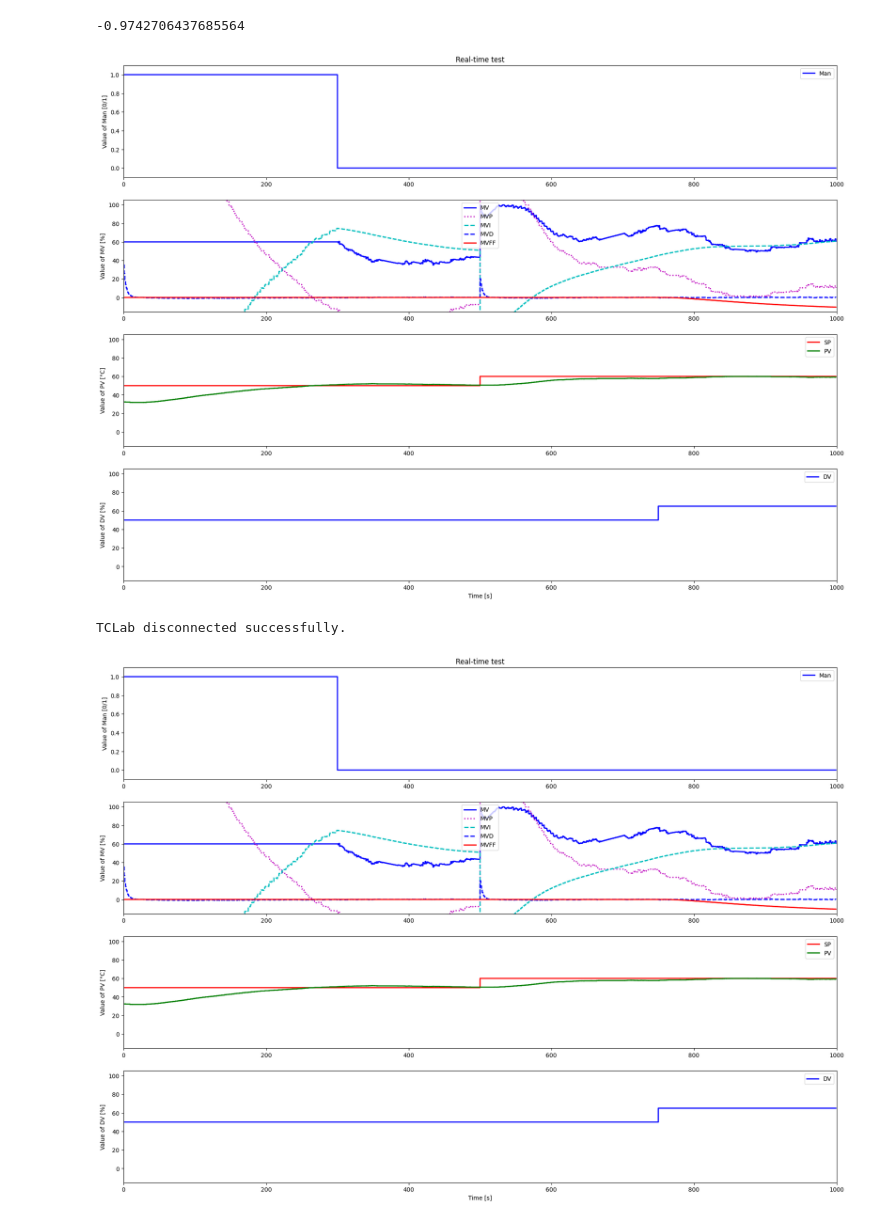
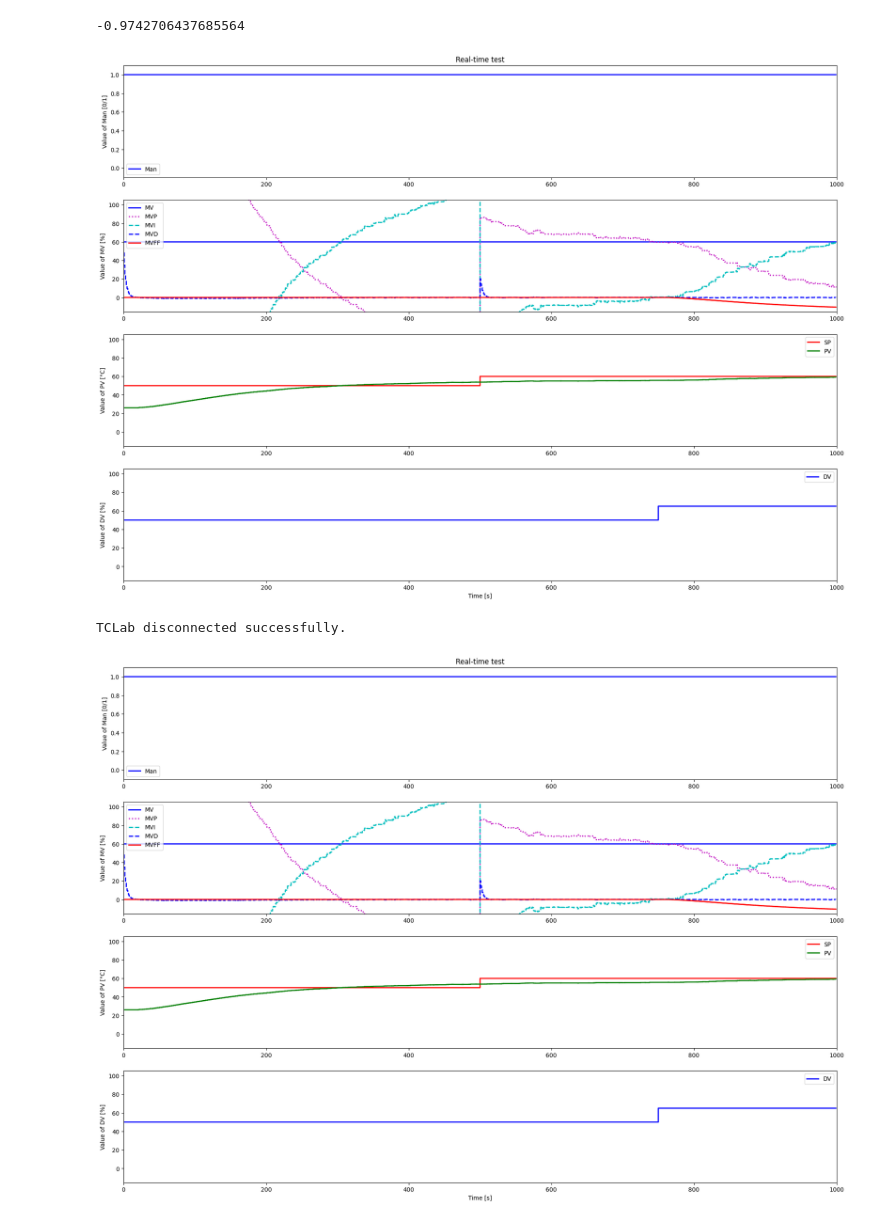
Before and after one commit to hctel/TCLab_software_V4, a Jupyter notebook: TCLab_CLP_PID_FF.ipynb, the cells around one changed output. Drawn from its saved outputs; the diff is of its cells as text; code cells hidden in the pictures.

Commit message:
plots and data

```diff
--- a/TCLab_CLP_PID_FF.ipynb
+++ b/TCLab_CLP_PID_FF.ipynb
@@ -12,7 +12,7 @@ import package_DBR
 from package_DBR import myRound, SelectPath_RT, Delay_RT
 from package_LAB import PID_RT, LL_RT, IMC, OLP_FF, OLP_NOFF, CLP_FF, CLP_NOFF
 # %%
-mode = CLP_FF
+mode = OLP_NOFF
 
 ManFF = False
 
@@ -209,35 +209,35 @@ while Exp:
 # ----------------------
 now = datetime.now()
 date_time = now.strftime("%Y-%m-%d-%Hh%M")
 # Conversion to array
 t = np.array(t)
 MV = np.array(MV)
 MVP = np.array(MVP)
 MVI = np.array(MVI)
 MVD = np.array(MVD)
 SP = np.array(SP)
 PV = np.array(PV)
 DV = np.array(DV)
 Man = np.array(Man)
 MVMan = np.array(MVMan)
 
 my_data = np.vstack((t.T,MV.T,MVP.T,MVI.T,MVD.T,SP.T,PV.T,DV.T,Man.T,MVMan.T,))
 my_data = my_data.T
-nameFile = 'Data/TCLab_PID_CLP_FF' + date_time + '.txt'
+nameFile = 'Data/TCLab_PID_OLP_NOFF' + date_time + '.txt'
 if not os.path.exists('Data'):
     os.makedirs('Data')
 np.savetxt(nameFile,my_data,delimiter=',',header='t,MV,MVP,MVI,MVD,SP,PV,DV,Man,MVMan,',comments='')
 
 
 # Save Plot
 # ---------
 if not os.path.exists('Plots'):
     os.makedirs('Plots')
 
-titleName = 'TCLab_PID_CLP_FF' + date_time
+titleName = 'TCLab_PID_OLP_NOFF' + date_time
 plt.savefig('Plots\\' + titleName + '.png',transparent=True)
 plt.savefig('Plots\\' + titleName + '.pdf',transparent=True)
 # %% [output]
-[figure, old version]
+[figure, new version]
 TCLab disconnected successfully.
-[figure, old version]
+[figure, new version]
```
Also changed, not shown: 9 other files.
